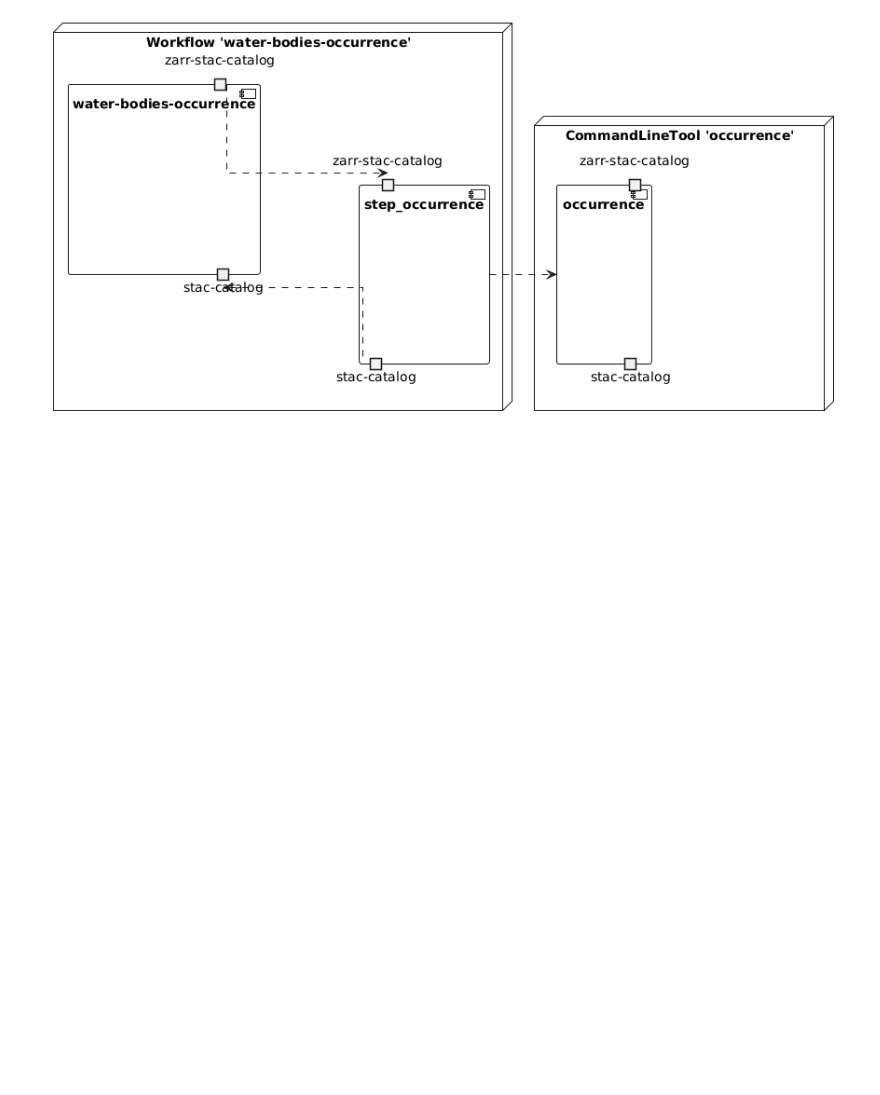
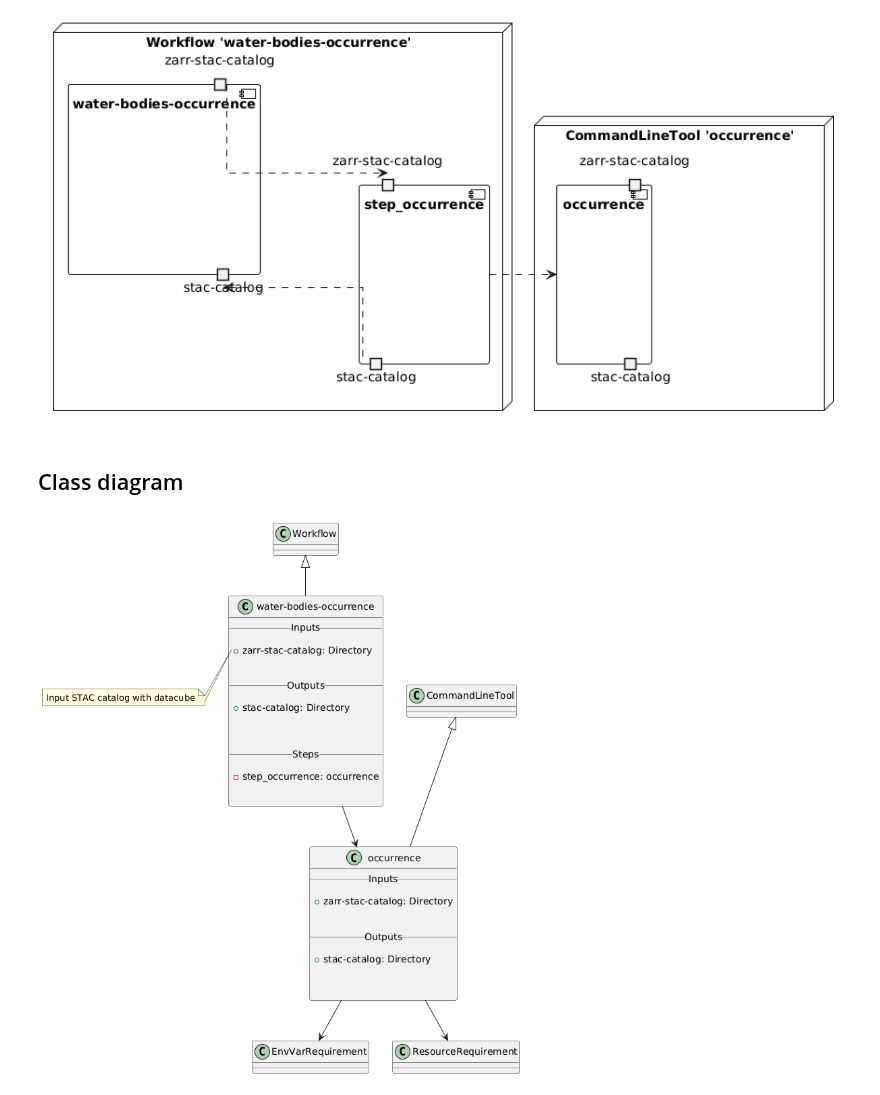
Before and after one commit to eoap/zarr-cloud-native-format, a Jupyter notebook: docs/cwl-workflows/consumer.ipynb, the cells around one changed output. Saved outputs shown, nothing was run; the diff lists cells and outputs as text; code cells hidden in the pictures; blank space fills up the shorter version.

```diff
--- a/docs/cwl-workflows/consumer.ipynb
+++ b/docs/cwl-workflows/consumer.ipynb
@@ -54,3 +54,9 @@ wf.display_outputs()
 wf.display_components_diagram()
 # %% [output]
 [figure]
+# %% [markdown]
+## Class diagram
+# %%
+wf.display_class_diagram()
+# %% [output]
+[figure, added]
```
Also changed, not shown: parts of 2 cells of this notebook, 7 other files.
